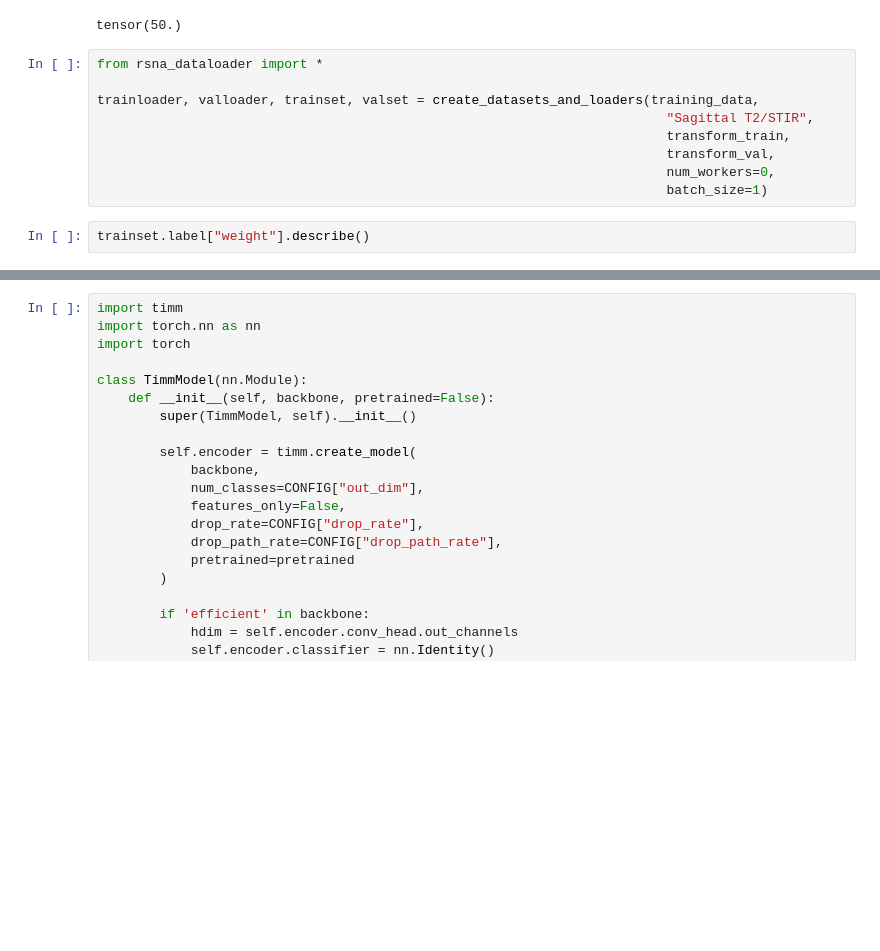
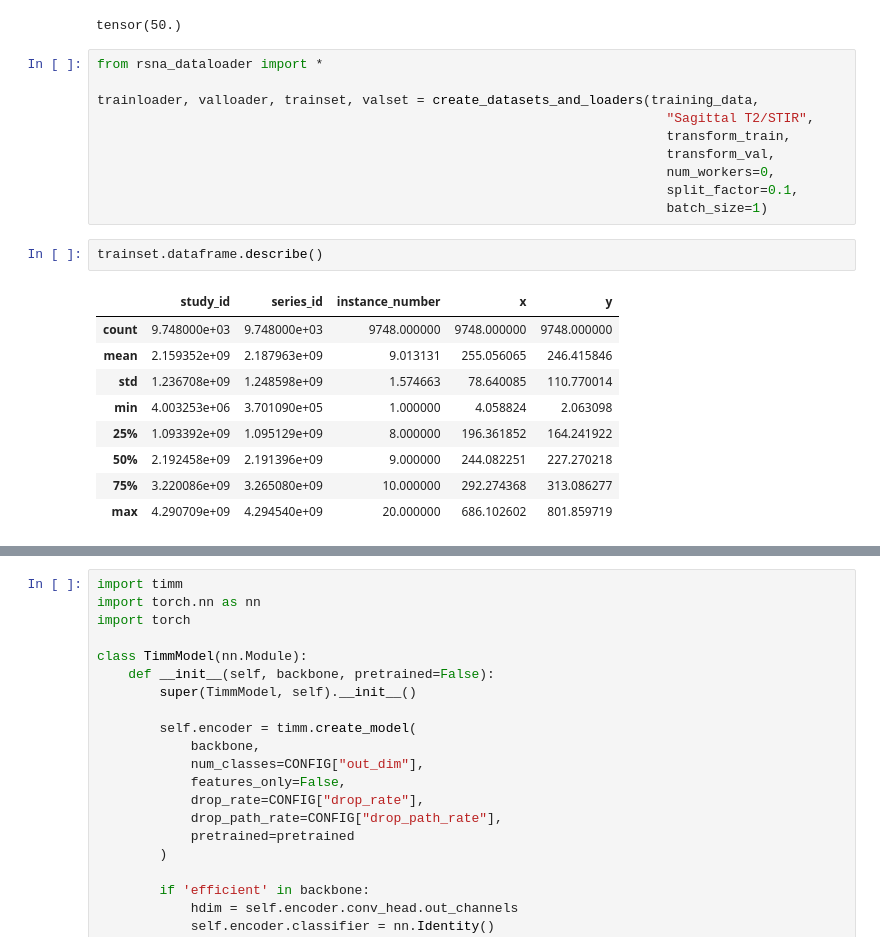
Before and after one commit to IDoCodingStuffs/python-doodles, a Jupyter notebook: rsna-2024/rsna-2024-inference.ipynb, the cells around one changed output, grey strips where cells are left out. Saved outputs shown, nothing was run; the diff lists cells and outputs as text; blank space fills up the shorter version.

```diff
--- a/rsna-2024/rsna-2024-inference.ipynb
+++ b/rsna-2024/rsna-2024-inference.ipynb
@@ -306,6 +306,17 @@ trainloader, valloader, trainset, valset = create_datasets_and_loaders(training_
                                                                          transform_train,
                                                                          transform_val,
                                                                          num_workers=0,
+                                                                         split_factor=0.1,
                                                                          batch_size=1)
 # %%
-trainset.label["weight"].describe()
+trainset.dataframe.describe()
+# %% [output]
+|  | study_id | series_id | instance_number | x | y |
+| count | 9.748000e+03 | 9.748000e+03 | 9748.000000 | 9748.000000 | 9748.000000 |
+| mean | 2.159352e+09 | 2.187963e+09 | 9.013131 | 255.056065 | 246.415846 |
+| std | 1.236708e+09 | 1.248598e+09 | 1.574663 | 78.640085 | 110.770014 |
+| min | 4.003253e+06 | 3.701090e+05 | 1.000000 | 4.058824 | 2.063098 |
+| 25% | 1.093392e+09 | 1.095129e+09 | 8.000000 | 196.361852 | 164.241922 |
+| 50% | 2.192458e+09 | 2.191396e+09 | 9.000000 | 244.082251 | 227.270218 |
+| 75% | 3.220086e+09 | 3.265080e+09 | 10.000000 | 292.274368 | 313.086277 |
+| max | 4.290709e+09 | 4.294540e+09 | 20.000000 | 686.102602 | 801.859719 |
```
Also changed, not shown: parts of 4 cells of this notebook, 2 other files.
